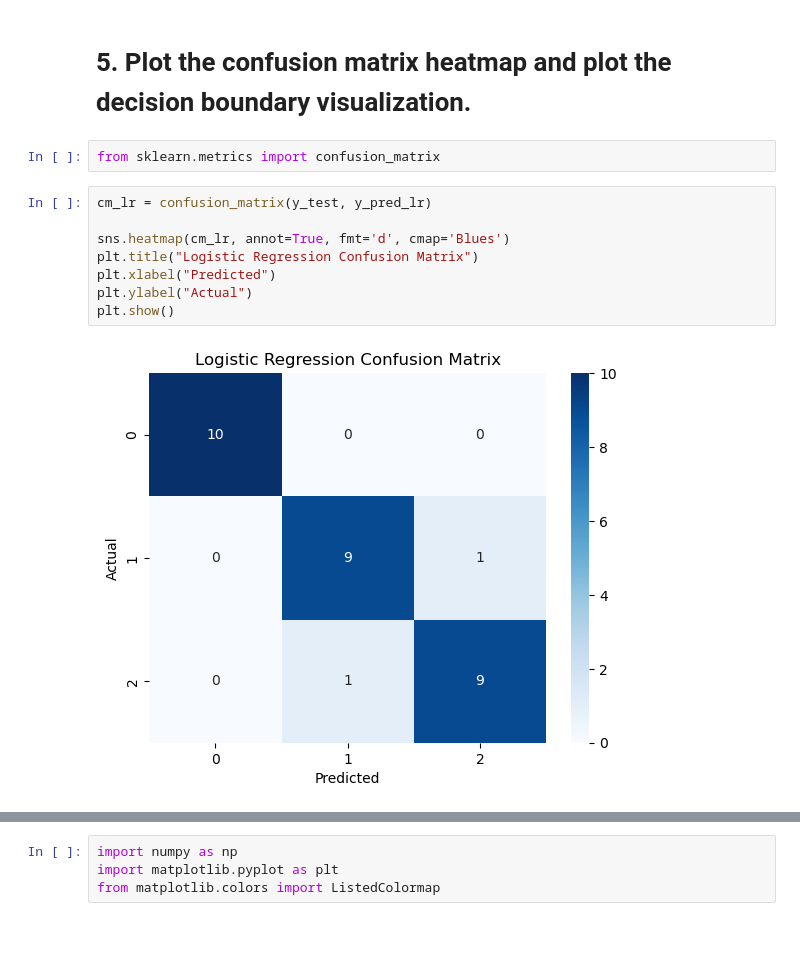
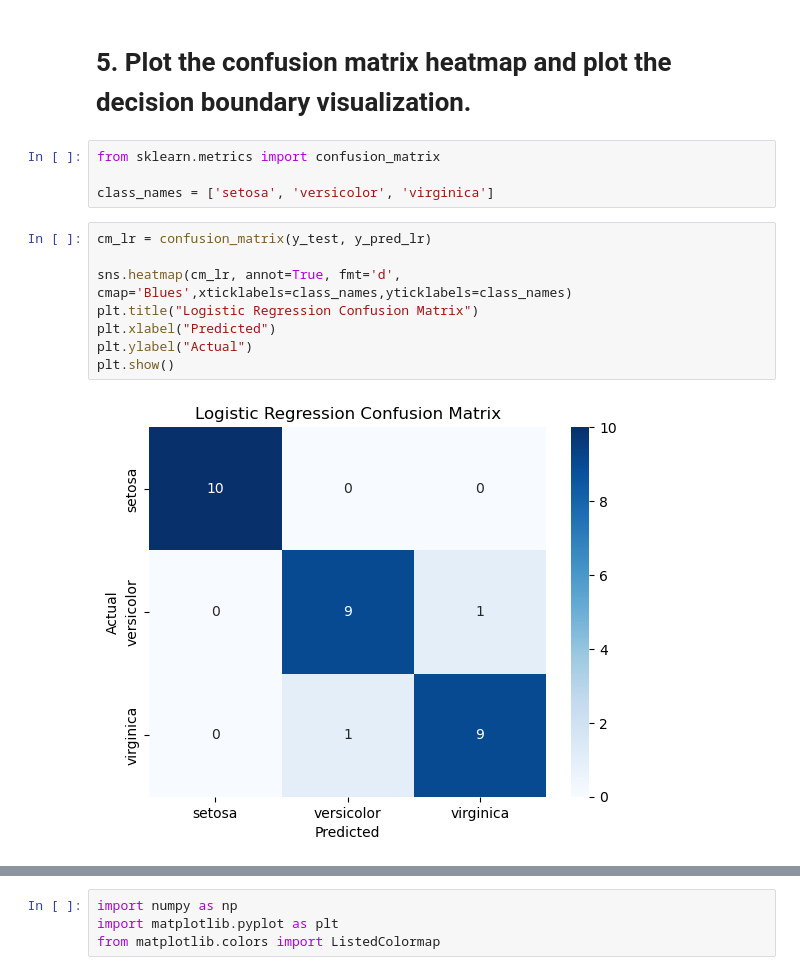
Before and after one commit to riddhipansuriya/Datheon_Machine_Learning_-_Data_Science_Internship, a Jupyter notebook: Task-01-Multi-Class-Classification/classification.ipynb, the cells around one changed output, grey strips where cells are left out. Drawn from its saved outputs; the diff is of its cells as text; blank space fills up the shorter version.

```diff
--- a/Task-01-Multi-Class-Classification/classification.ipynb
+++ b/Task-01-Multi-Class-Classification/classification.ipynb
@@ -292,16 +292,18 @@ print((y_pred_lr == y_pred_dt).sum())
 # 5. Plot the confusion matrix heatmap and plot the decision boundary visualization.
 # %%
 from sklearn.metrics import confusion_matrix
+
+class_names = ['setosa', 'versicolor', 'virginica']
 # %%
 cm_lr = confusion_matrix(y_test, y_pred_lr)
 
-sns.heatmap(cm_lr, annot=True, fmt='d', cmap='Blues')
+sns.heatmap(cm_lr, annot=True, fmt='d', cmap='Blues',xticklabels=class_names,yticklabels=class_names)
 plt.title("Logistic Regression Confusion Matrix")
 plt.xlabel("Predicted")
 plt.ylabel("Actual")
 plt.show()
 # %% [output]
-[figure, old version]
+[figure, new version]
 # %%
 cm_dt = confusion_matrix(y_test, y_pred_dt)
 
```
Also changed, not shown: parts of 1 cell of this notebook.
